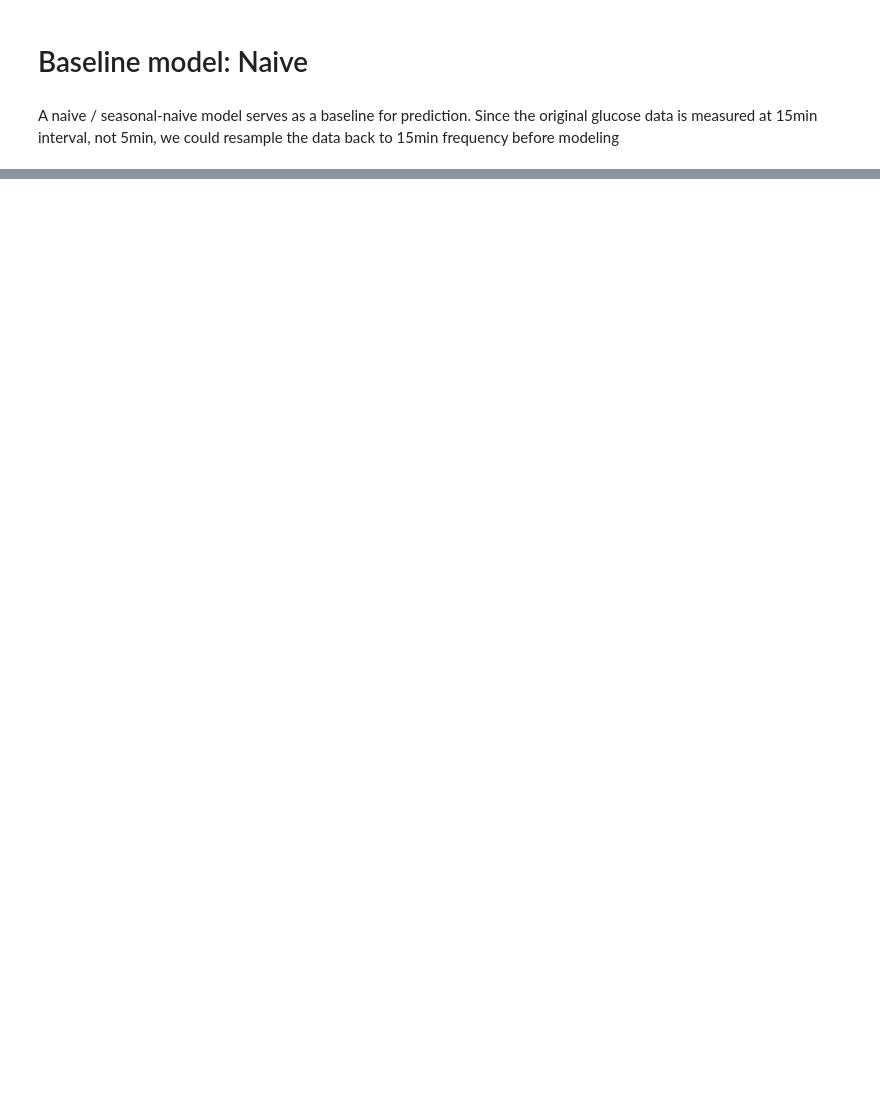
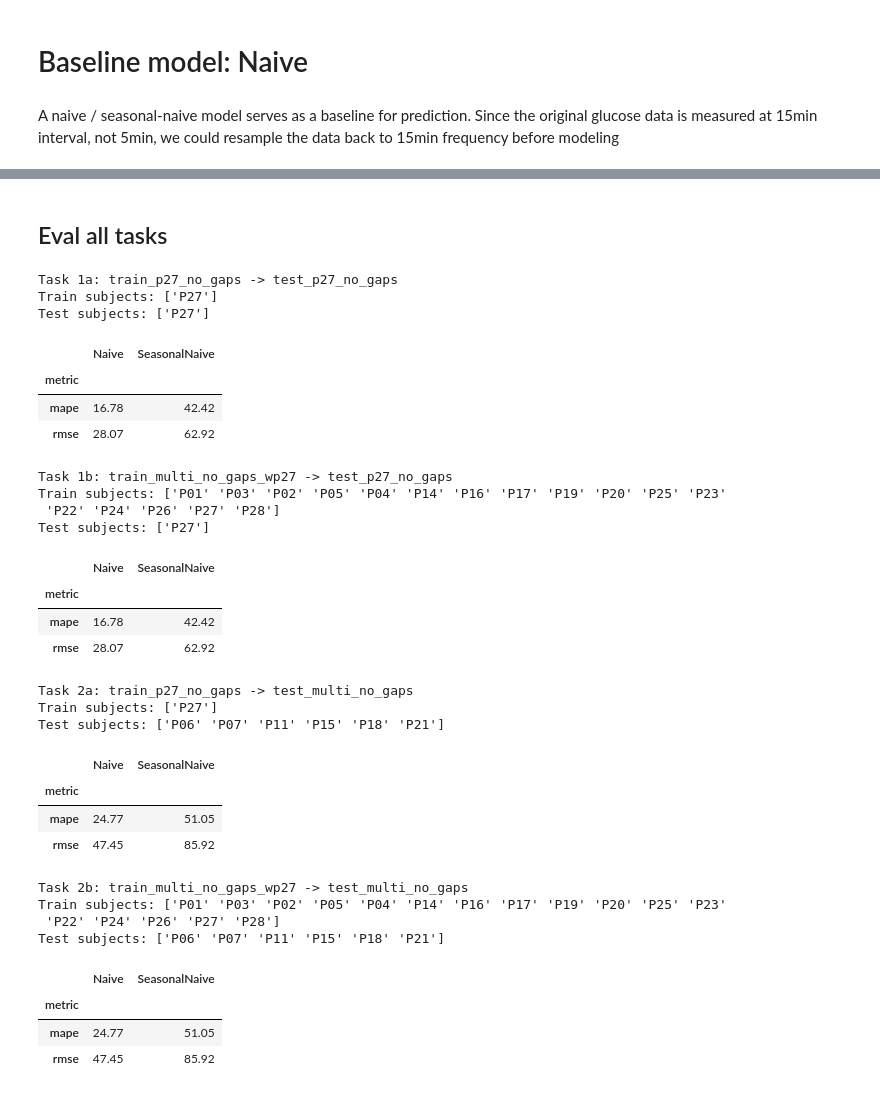
Before and after one commit to ChristopherKunze-Git/AdvancedTimeSeriesCourse-Engineering-Data, a Jupyter notebook: 2_BaselineModel/model_baseline.ipynb, the cells around one changed output, grey strips where cells are left out. Drawn from its saved outputs; the diff is of its cells as text; code cells hidden in the pictures; blank space fills up the shorter version.

```diff
--- a/2_BaselineModel/model_baseline.ipynb
+++ b/2_BaselineModel/model_baseline.ipynb
@@ -244,0 +237,47 @@ scores.drop(columns='unique_id').groupby('metric').mean()
+# %% [markdown]
+## Eval all tasks
+# %%
+tasks = [
+    ('Task 1a', 'train_p27_no_gaps', 'test_p27_no_gaps'),
+    ('Task 1b', 'train_multi_no_gaps_wp27', 'test_p27_no_gaps'),
+    ('Task 2a', 'train_p27_no_gaps', 'test_multi_no_gaps'),
+    ('Task 2b', 'train_multi_no_gaps_wp27', 'test_multi_no_gaps')
+]
+
+for task, train_key, test_key in tasks:
+    print(f'{task}: {train_key} -> {test_key}')
+    preds, scores = eval_task(train_key, test_key)
+    scores.loc['mape'] = 100*scores.loc['mape']
+    #show_interactive_ts_plot(preds.set_index('ds'), ['y', 'Naive', 'SeasonalNaive'])
+    display(scores.round(2))
+# %% [output]
+Task 1a: train_p27_no_gaps -> test_p27_no_gaps
+Train subjects: ['P27']
+Test subjects: ['P27']
+|  | Naive | SeasonalNaive |
+| metric |  |  |
+| mape | 16.78 | 42.42 |
+| rmse | 28.07 | 62.92 |
+Task 1b: train_multi_no_gaps_wp27 -> test_p27_no_gaps
+Train subjects: ['P01' 'P03' 'P02' 'P05' 'P04' 'P14' 'P16' 'P17' 'P19' 'P20' 'P25' 'P23'
+ 'P22' 'P24' 'P26' 'P27' 'P28']
+Test subjects: ['P27']
+|  | Naive | SeasonalNaive |
+| metric |  |  |
+| mape | 16.78 | 42.42 |
+| rmse | 28.07 | 62.92 |
+Task 2a: train_p27_no_gaps -> test_multi_no_gaps
+Train subjects: ['P27']
+Test subjects: ['P06' 'P07' 'P11' 'P15' 'P18' 'P21']
+|  | Naive | SeasonalNaive |
+| metric |  |  |
+| mape | 24.77 | 51.05 |
+| rmse | 47.45 | 85.92 |
+Task 2b: train_multi_no_gaps_wp27 -> test_multi_no_gaps
+Train subjects: ['P01' 'P03' 'P02' 'P05' 'P04' 'P14' 'P16' 'P17' 'P19' 'P20' 'P25' 'P23'
+ 'P22' 'P24' 'P26' 'P27' 'P28']
+Test subjects: ['P06' 'P07' 'P11' 'P15' 'P18' 'P21']
+|  | Naive | SeasonalNaive |
+| metric |  |  |
+| mape | 24.77 | 51.05 |
+| rmse | 47.45 | 85.92 |
```
Also changed, not shown: parts of 8 cells of this notebook, 1 other file.
